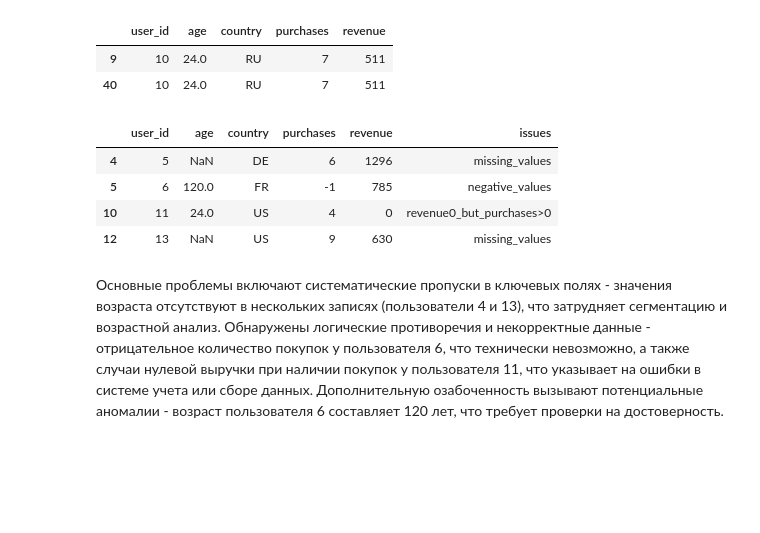
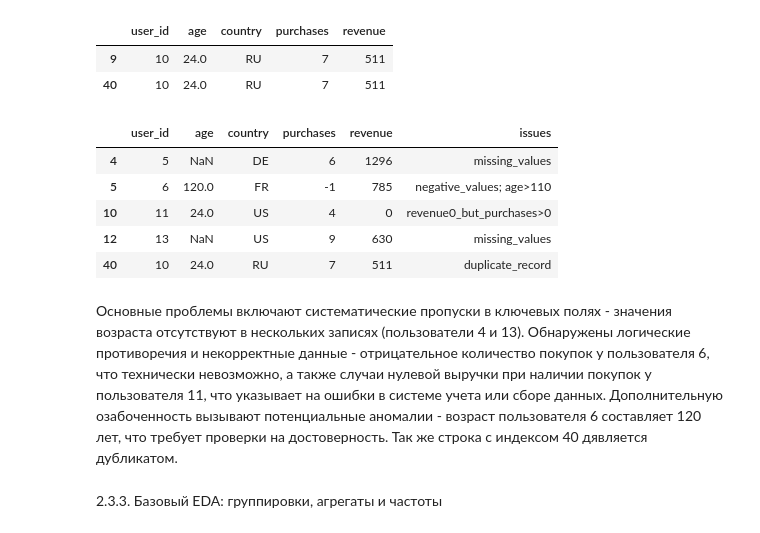
Before and after one commit to met-coder/aie-rimmer, a Jupyter notebook: homeworks/HW02/HW02.ipynb, the cells around one changed output. Cells and saved outputs as stored; diff of their text form; code cells hidden in the pictures; blank space fills up the shorter version.

```diff
--- a/homeworks/HW02/HW02.ipynb
+++ b/homeworks/HW02/HW02.ipynb
@@ -92,27 +101,38 @@ data[data.duplicated(keep=False)]
 | 9 | 10 | 24.0 | RU | 7 | 511 |
 | 40 | 10 | 24.0 | RU | 7 | 511 |
 # %%
+# Функция для выявления проблемных записей
 def detect_issues(data):
     labels = []
+    # Проверка на отрицательные значения
     if (data[['purchases', 'age', 'user_id', 'revenue']] < 0).any():
         labels.append('negative_values')
+    # Проверка на пропуски
     if data.isna().any():
         labels.append('missing_values')
-    if data['age'] > 120:
-        labels.append('age>120')
+    # Проверка на возраст больше 110
+    if data['age'] > 110:
+        labels.append('age>110')
+    # Проверка на нулевые покупки при ненулевом доходе
     if (data['revenue'] == 0) and (data['purchases'] > 0):
         labels.append('revenue0_but_purchases>0')
-    return ';'.join(labels) if labels else np.nan
-
+    return '; '.join(labels) if labels else np.nan
+# Применение функции к каждой записи
 issues = data.apply(detect_issues, axis=1)
+# Проверка на дубликаты
+issues[data.duplicated()] = 'duplicate_record'
+# Вывод проблемных записей
 problematic = data[issues.notna()].copy()
 problematic['issues'] = issues[issues.notna()]
 problematic
 # %% [output]
 |  | user_id | age | country | purchases | revenue | issues |
 | 4 | 5 | NaN | DE | 6 | 1296 | missing_values |
-| 5 | 6 | 120.0 | FR | -1 | 785 | negative_values |
+| 5 | 6 | 120.0 | FR | -1 | 785 | negative_values; age>110 |
 | 10 | 11 | 24.0 | US | 4 | 0 | revenue0_but_purchases>0 |
 | 12 | 13 | NaN | US | 9 | 630 | missing_values |
+| 40 | 10 | 24.0 | RU | 7 | 511 | duplicate_record |
 # %% [markdown]
-Основные проблемы включают систематические пропуски в ключевых полях - значения возраста отсутствуют в нескольких записях (пользователи 4 и 13), что затрудняет сегментацию и возрастной анализ. Обнаружены логические противоречия и некорректные данные - отрицательное количество покупок у пользователя 6, что технически невозможно, а также случаи нулевой выручки при наличии покупок у пользователя 11, что указывает на ошибки в системе учета или сборе данных. Дополнительную озабоченность вызывают потенциальные аномалии - возраст пользователя 6 составляет 120 лет, что требует проверки на достоверность.
+Основные проблемы включают систематические пропуски в ключевых полях - значения возраста отсутствуют в нескольких записях (пользователи 4 и 13). Обнаружены логические противоречия и некорректные данные - отрицательное количество покупок у пользователя 6, что технически невозможно, а также случаи нулевой выручки при наличии покупок у пользователя 11, что указывает на ошибки в системе учета или сборе данных. Дополнительную озабоченность вызывают потенциальные аномалии - возраст пользователя 6 составляет 120 лет, что требует проверки на достоверность. Так же строка с индексом 40 дявляется дубликатом.
+# %% [markdown]
+2.3.3. Базовый EDA: группировки, агрегаты и частоты
```
Also changed, not shown: parts of 10 cells of this notebook, 5 other files.
